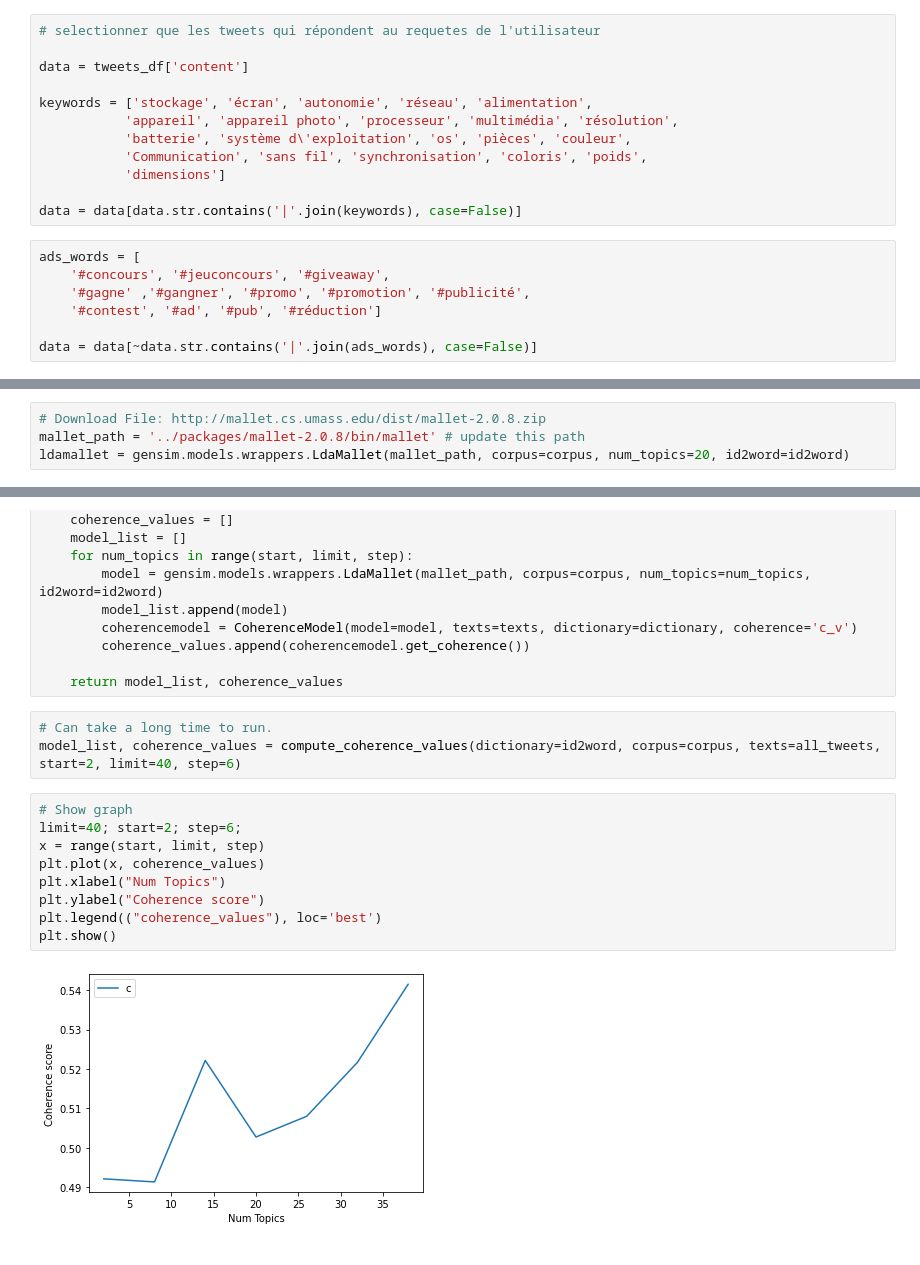
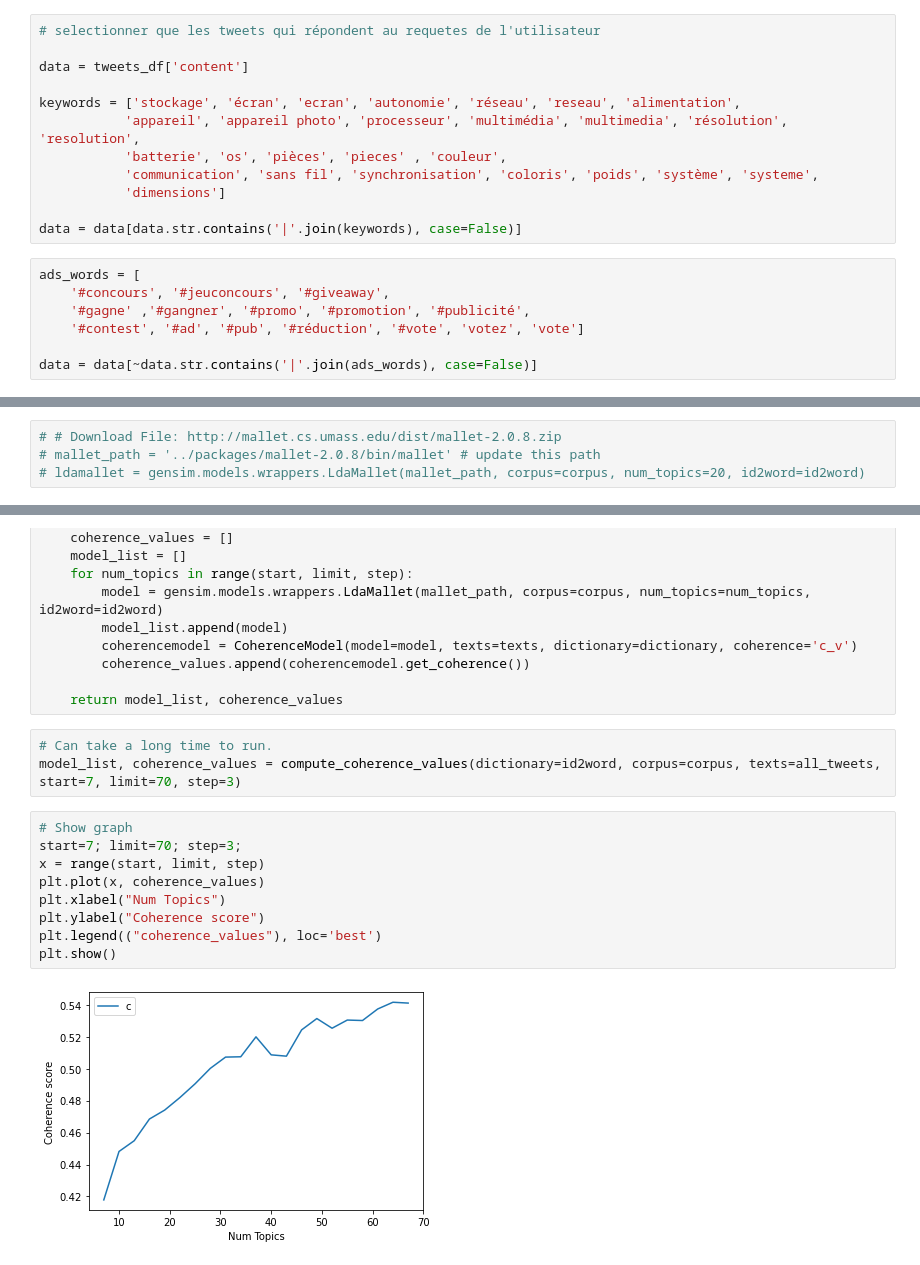
Before and after one commit to younes16morsi/PFE_RIGHTINNOV, a Jupyter notebook: Topic Modeling/Identification des sujets - FR.ipynb, the cells around one changed output, grey strips where cells are left out. Drawn from its saved outputs; the diff is of its cells as text.

Commit message:
starting a new notebook

```diff
--- a/Topic Modeling/Identification des sujets - FR.ipynb
+++ b/Topic Modeling/Identification des sujets - FR.ipynb
@@ -75,10 +74,10 @@ Pour des raisons de computation, je ne ferai des expériences que sur une partie
 
 data = tweets_df['content']
 
-keywords = ['stockage', 'écran', 'autonomie', 'réseau', 'alimentation',
-           'appareil', 'appareil photo', 'processeur', 'multimédia', 'résolution',
-           'batterie', 'système d\'exploitation', 'os', 'pièces', 'couleur',
-           'Communication', 'sans fil', 'synchronisation', 'coloris', 'poids',
+keywords = ['stockage', 'écran', 'ecran', 'autonomie', 'réseau', 'reseau', 'alimentation',
+           'appareil', 'appareil photo', 'processeur', 'multimédia', 'multimedia', 'résolution', 'resolution',
+           'batterie', 'os', 'pièces', 'pieces' , 'couleur',
+           'communication', 'sans fil', 'synchronisation', 'coloris', 'poids', 'système', 'systeme',
            'dimensions']
 
 data = data[data.str.contains('|'.join(keywords), case=False)]
@@ -86,6 +85,6 @@ data = data[data.str.contains('|'.join(keywords), case=False)]
 ads_words = [
     '#concours', '#jeuconcours', '#giveaway',
     '#gagne' ,'#gangner', '#promo', '#promotion', '#publicité',
-    '#contest', '#ad', '#pub', '#réduction']
+    '#contest', '#ad', '#pub', '#réduction', '#vote', 'votez', 'vote']
 
 data = data[~data.str.contains('|'.join(ads_words), case=False)]
@@ -356,7 +359,7 @@ topic
 # %% [markdown]
 ## Building LDA Mallet Model
 # %%
-# Download File: http://mallet.cs.umass.edu/dist/mallet-2.0.8.zip
-mallet_path = '../packages/mallet-2.0.8/bin/mallet' # update this path
-ldamallet = gensim.models.wrappers.LdaMallet(mallet_path, corpus=corpus, num_topics=20, id2word=id2word)
+# # Download File: http://mallet.cs.umass.edu/dist/mallet-2.0.8.zip
+# mallet_path = '../packages/mallet-2.0.8/bin/mallet' # update this path
+# ldamallet = gensim.models.wrappers.LdaMallet(mallet_path, corpus=corpus, num_topics=20, id2word=id2word)
 # %%
@@ -415,18 +400,18 @@ def compute_coherence_values(dictionary, corpus, texts, limit, start=2, step=3):
     return model_list, coherence_values
 # %%
 # Can take a long time to run.
-model_list, coherence_values = compute_coherence_values(dictionary=id2word, corpus=corpus, texts=all_tweets, start=2, limit=40, step=6)
+model_list, coherence_values = compute_coherence_values(dictionary=id2word, corpus=corpus, texts=all_tweets, start=7, limit=70, step=3)
 # %%
 # Show graph
-limit=40; start=2; step=6;
+start=7; limit=70; step=3;
 x = range(start, limit, step)
 plt.plot(x, coherence_values)
 plt.xlabel("Num Topics")
 plt.ylabel("Coherence score")
 plt.legend(("coherence_values"), loc='best')
 plt.show()
 # %% [output]
-[figure, old version]
+[figure, new version]
 # %%
 # Print the coherence scores
 for m, cv in zip(x, coherence_values):
```
Also changed, not shown: parts of 13 cells of this notebook, 6 other files.
